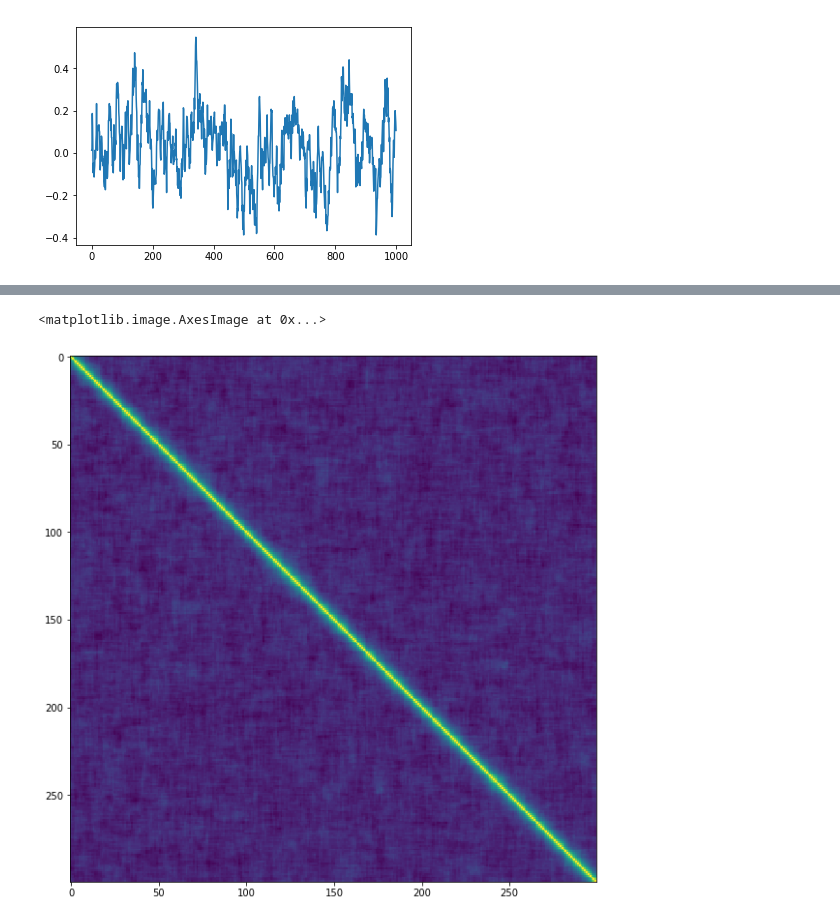
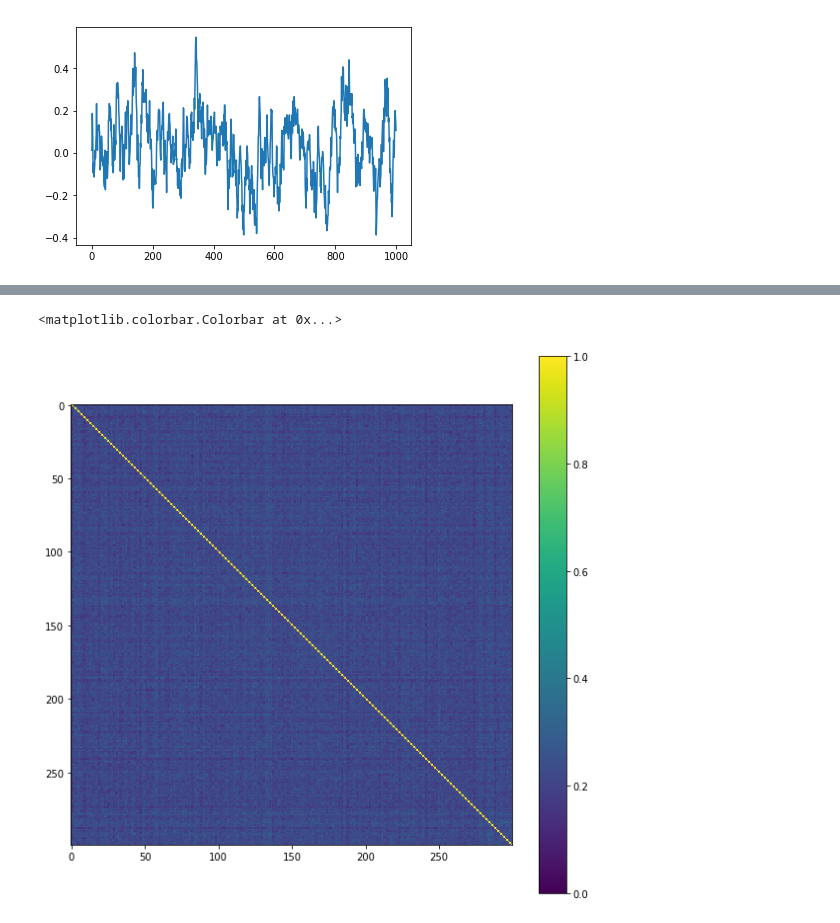
Before and after one commit to btemoshir/learningDynamics, a Jupyter notebook: Jerome_scripts_Original/Learning Ising models.ipynb, the cells around one changed output, grey strips where cells are left out. Drawn from its saved outputs; the diff is of its cells as text; code cells hidden in the pictures.

```diff
--- a/Jerome_scripts_Original/Learning Ising models.ipynb
+++ b/Jerome_scripts_Original/Learning Ising models.ipynb
@@ -41,10 +41,14 @@ plt.plot(data.mean(-1)) # Magnetization
 # %%
 import bm
 N = 300
-beta = 1.
+beta = 1.1
 
 BM = bm.BM(N=N,nature='Spin')
 BM.layer.couplings =  beta* (np.eye(N=N,k=1) + np.eye(N=N,k=-1) )
+BM.layer.couplings[0,-1] += beta
+BM.layer.couplings[-1,0] += beta
+
+BM.layer.couplings = beta/N * (np.ones([N,N])  )
 
 #%timeit
 data = BM.gen_data(Nchains=1,Nthermalize=0,Lchains=int(1e4),Nstep=1) # N steps.
@@ -72,9 +84,9 @@ plt.plot(data.mean(-1))
 # %%
 C = np.corrcoef(data.T)
 plt.figure(figsize=(10,10))
-plt.imshow(C)
+plt.imshow(C,vmin=0,vmax=1); plt.colorbar()
 # %% [output]
-<matplotlib.image.AxesImage at 0x...>
+<matplotlib.colorbar.Colorbar at 0x...>
-[figure, old version]
+[figure, new version]
 # %%
 import rbm
```
Also changed, not shown: parts of 8 cells of this notebook.
